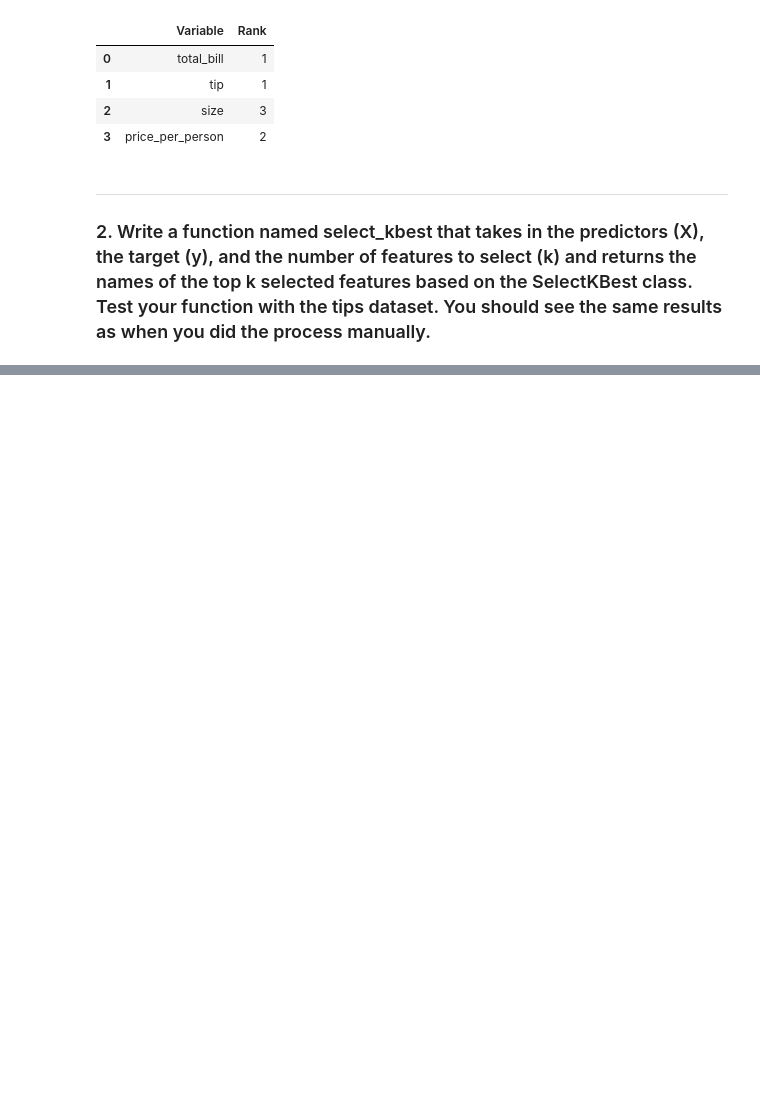
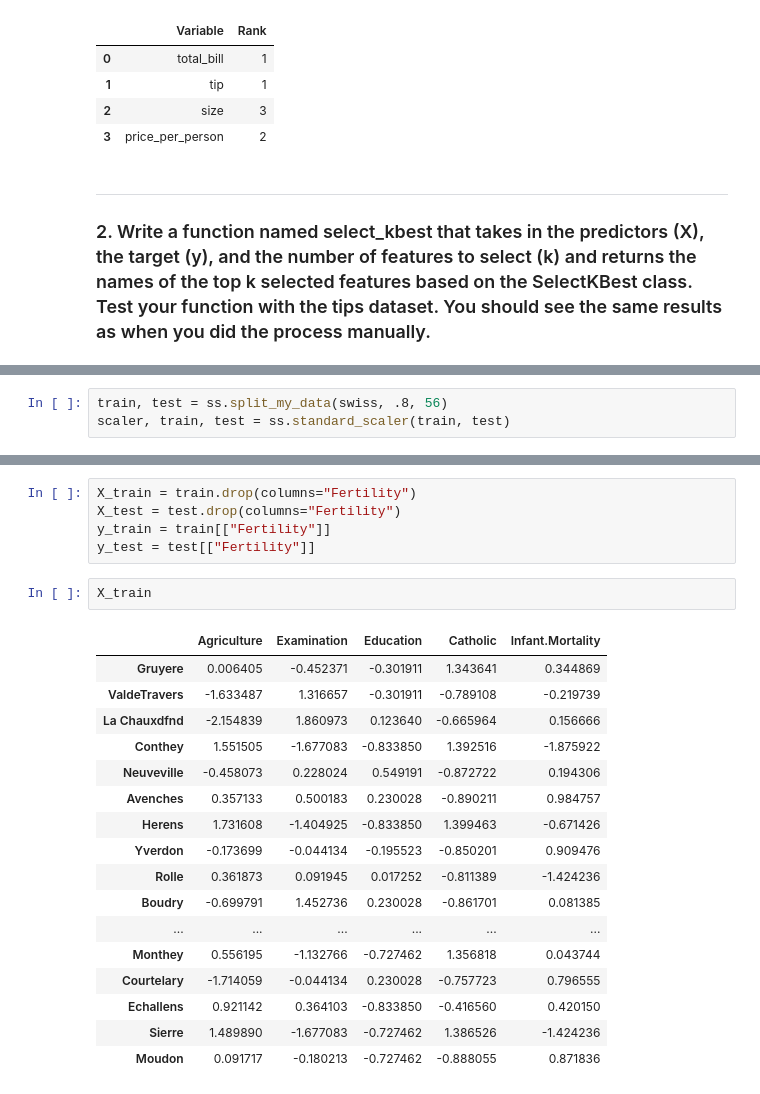
Before and after one commit to aleclhartman/ds-methodologies-exercises, a Jupyter notebook: regression/feature_engineering.ipynb, the cells around one changed output, grey strips where cells are left out. Cells and saved outputs as stored; diff of their text form; blank space fills up the shorter version.

```diff
--- a/regression/feature_engineering.ipynb
+++ b/regression/feature_engineering.ipynb
@@ -317,0 +374,3 @@ select_kbest(X_train, y_train)
+# %%
+train, test = ss.split_my_data(swiss, .8, 56)
+scaler, train, test = ss.standard_scaler(train, test)
@@ -317,0 +385,25 @@ select_kbest(X_train, y_train)
+# %%
+X_train = train.drop(columns="Fertility")
+X_test = test.drop(columns="Fertility")
+y_train = train[["Fertility"]]
+y_test = test[["Fertility"]]
+# %%
+X_train
+# %% [output]
+|  | Agriculture | Examination | Education | Catholic | Infant.Mortality |
+| Gruyere | 0.006405 | -0.452371 | -0.301911 | 1.343641 | 0.344869 |
+| ValdeTravers | -1.633487 | 1.316657 | -0.301911 | -0.789108 | -0.219739 |
+| La Chauxdfnd | -2.154839 | 1.860973 | 0.123640 | -0.665964 | 0.156666 |
+| Conthey | 1.551505 | -1.677083 | -0.833850 | 1.392516 | -1.875922 |
+| Neuveville | -0.458073 | 0.228024 | 0.549191 | -0.872722 | 0.194306 |
+| Avenches | 0.357133 | 0.500183 | 0.230028 | -0.890211 | 0.984757 |
+| Herens | 1.731608 | -1.404925 | -0.833850 | 1.399463 | -0.671426 |
+| Yverdon | -0.173699 | -0.044134 | -0.195523 | -0.850201 | 0.909476 |
+| Rolle | 0.361873 | 0.091945 | 0.017252 | -0.811389 | -1.424236 |
+| Boudry | -0.699791 | 1.452736 | 0.230028 | -0.861701 | 0.081385 |
+| ... | ... | ... | ... | ... | ... |
+| Monthey | 0.556195 | -1.132766 | -0.727462 | 1.356818 | 0.043744 |
+| Courtelary | -1.714059 | -0.044134 | 0.230028 | -0.757723 | 0.796555 |
+| Echallens | 0.921142 | 0.364103 | -0.833850 | -0.416560 | 0.420150 |
+| Sierre | 1.489890 | -1.677083 | -0.727462 | 1.386526 | -1.424236 |
+| Moudon | 0.091717 | -0.180213 | -0.727462 | -0.888055 | 0.871836 |
```
Also changed, not shown: parts of 21 cells of this notebook, 1 other file.
